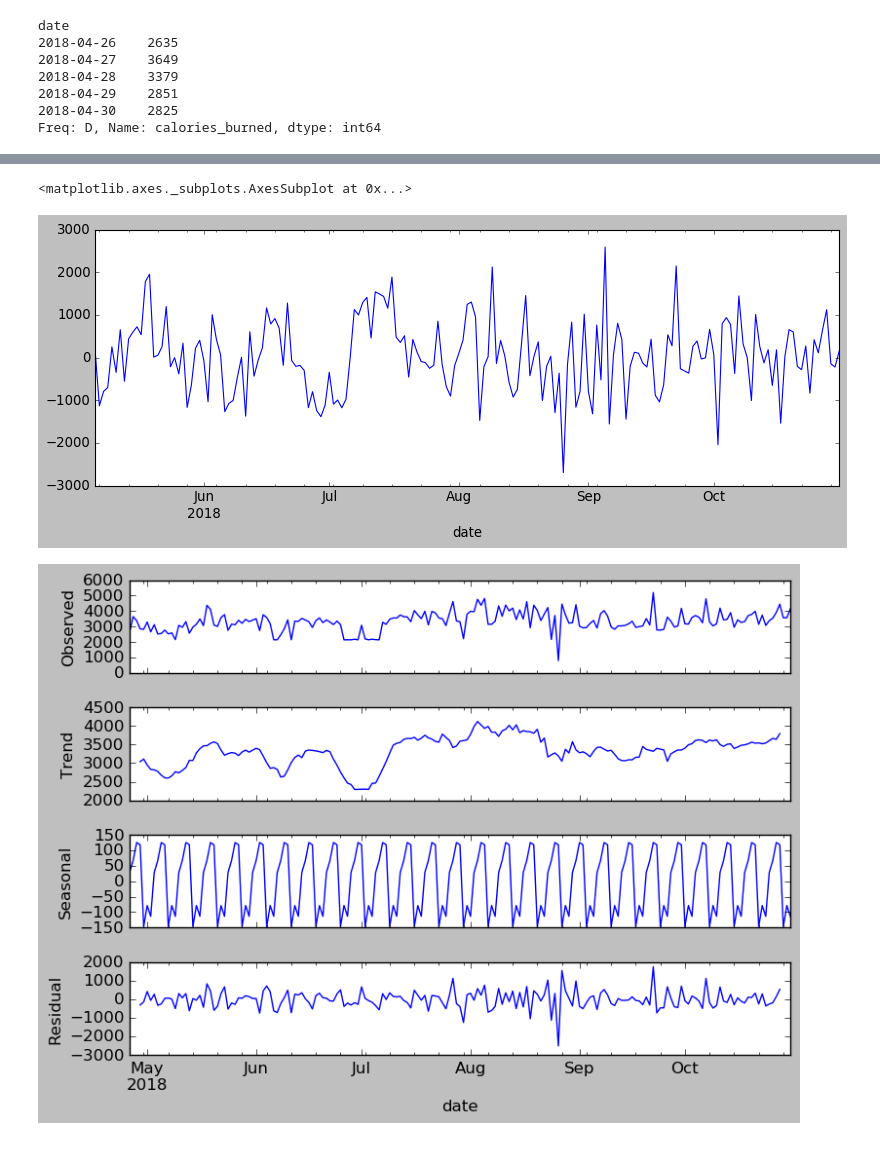
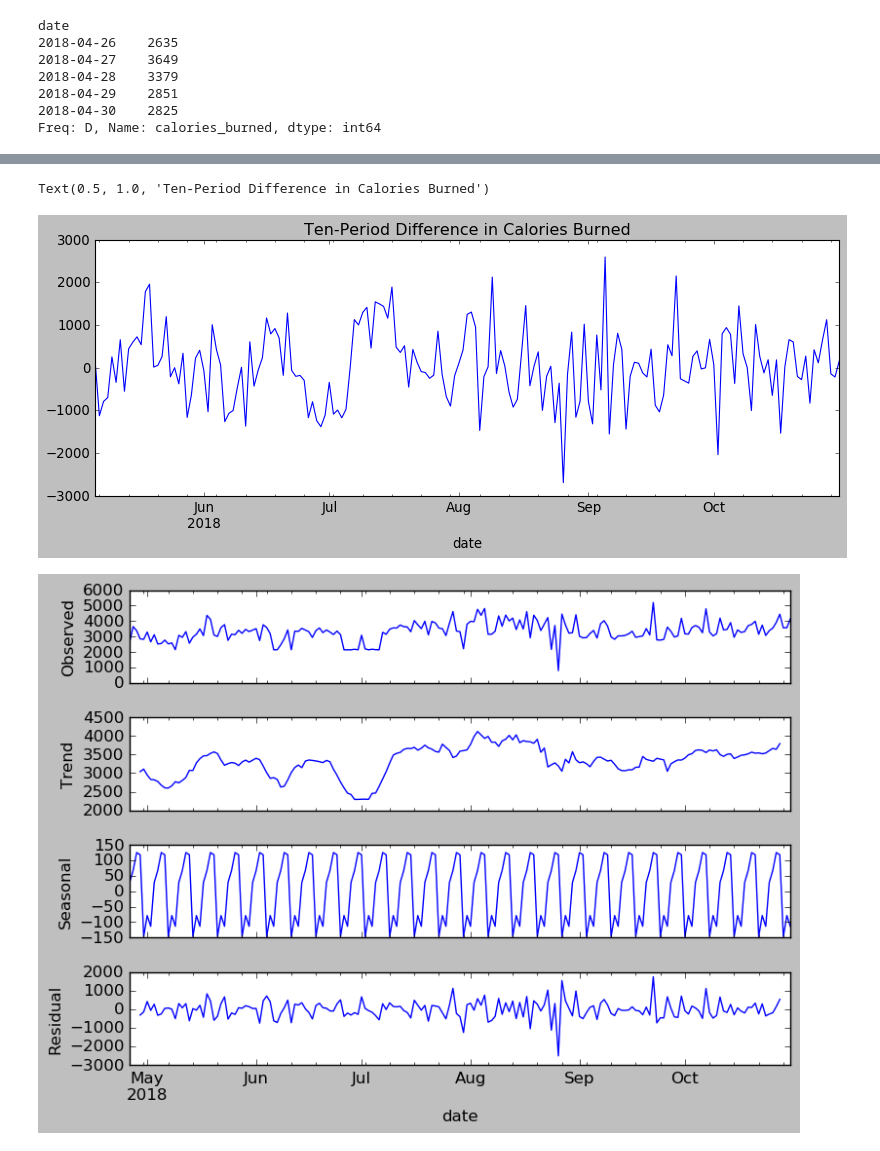
Before and after one commit to time-series-project-ncj/time_series_proj, a Jupyter notebook: Chad_time-series-experimenting.ipynb, the cells around one changed output, grey strips where cells are left out. Cells and saved outputs as stored; diff of their text form; code cells hidden in the pictures.

```diff
--- a/Chad_time-series-experimenting.ipynb
+++ b/Chad_time-series-experimenting.ipynb
@@ -272,8 +284,9 @@ cals.rolling(5).mean().plot(figsize=(12,4))
 # %%
 cals.diff(periods=10).plot(figsize=(12,4))
+plt.title('Ten-Period Difference in Calories Burned')
 # %% [output]
-<matplotlib.axes._subplots.AxesSubplot at 0x...>
+Text(0.5, 1.0, 'Ten-Period Difference in Calories Burned')
-[figure, old version]
+[figure, new version]
 # %%
 decomposition = sm.tsa.seasonal_decompose(cals, model='additive')
 fig = decomposition.plot()
```
Also changed, not shown: parts of 40 cells of this notebook.
